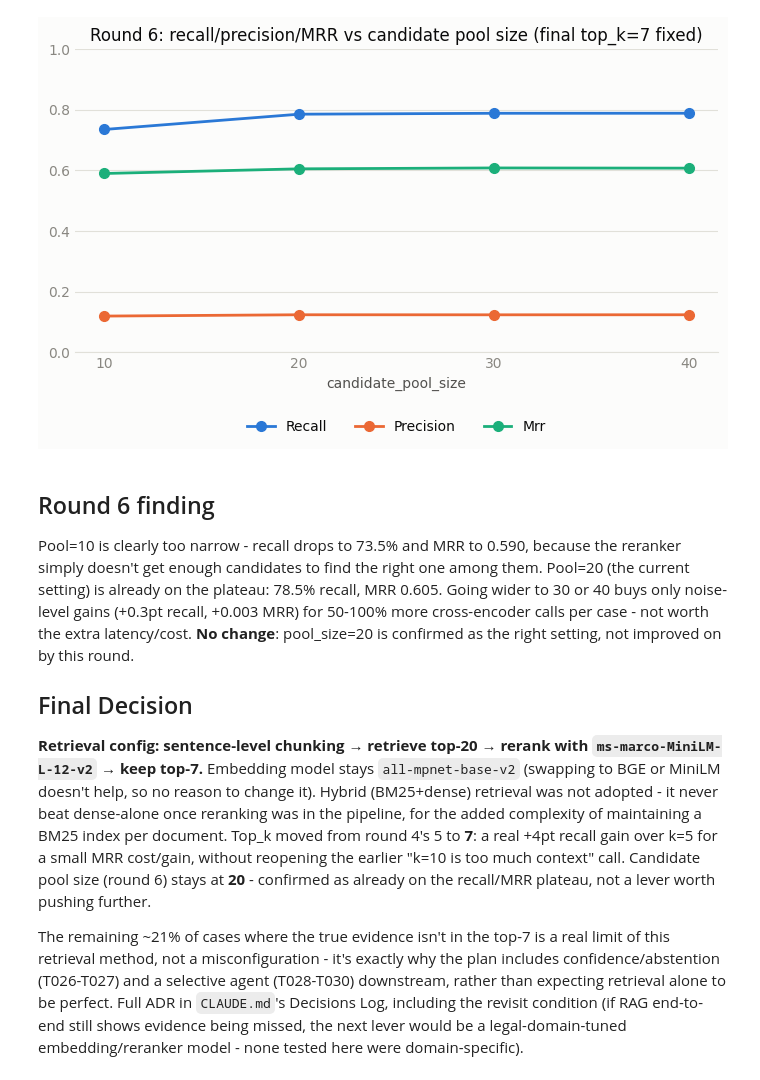
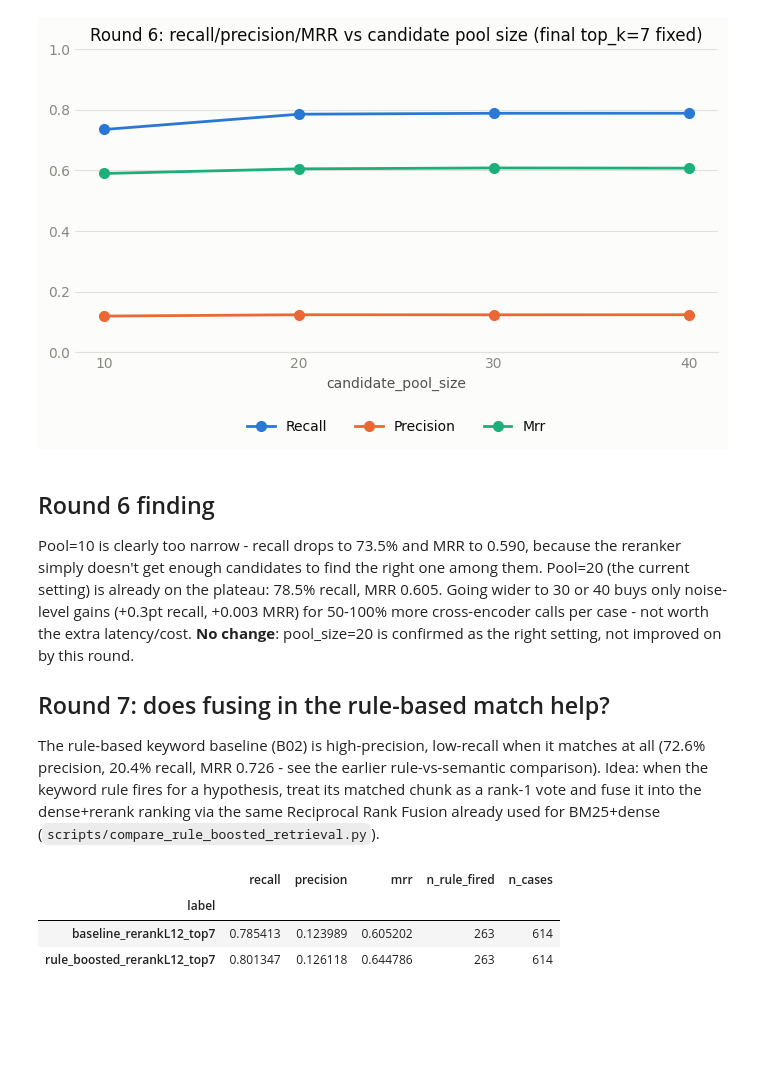
Before and after one commit to AsmithaUbaid/ndatrace, a Jupyter notebook: notebooks/04_retrieval_experiments.ipynb, the cells around one changed output. Saved outputs shown, nothing was run; the diff lists cells and outputs as text; code cells hidden in the pictures; blank space fills up the shorter version.

```diff
--- a/notebooks/04_retrieval_experiments.ipynb
+++ b/notebooks/04_retrieval_experiments.ipynb
@@ -217,8 +217,15 @@ plt.show()
 
 Pool=10 is clearly too narrow - recall drops to 73.5% and MRR to 0.590, because the reranker simply doesn't get enough candidates to find the right one among them. Pool=20 (the current setting) is already on the plateau: 78.5% recall, MRR 0.605. Going wider to 30 or 40 buys only noise-level gains (+0.3pt recall, +0.003 MRR) for 50-100% more cross-encoder calls per case - not worth the extra latency/cost. **No change**: pool_size=20 is confirmed as the right setting, not improved on by this round.
 
-## Final Decision
+## Round 7: does fusing in the rule-based match help?
 
-**Retrieval config: sentence-level chunking → retrieve top-20 → rerank with `ms-marco-MiniLM-L-12-v2` → keep top-7.** Embedding model stays `all-mpnet-base-v2` (swapping to BGE or MiniLM doesn't help, so no reason to change it). Hybrid (BM25+dense) retrieval was not adopted - it never beat dense-alone once reranking was in the pipeline, for the added complexity of maintaining a BM25 index per document. Top_k moved from round 4's 5 to **7**: a real +4pt recall gain over k=5 for a small MRR cost/gain, without reopening the earlier "k=10 is too much context" call. Candidate pool size (round 6) stays at **20** - confirmed as already on the recall/MRR plateau, not a lever worth pushing further.
-
-The remaining ~21% of cases where the true evidence isn't in the top-7 is a real limit of this retrieval method, not a misconfiguration - it's exactly why the plan includes confidence/abstention (T026-T027) and a selective agent (T028-T030) downstream, rather than expecting retrieval alone to be perfect. Full ADR in `CLAUDE.md`'s Decisions Log, including the revisit condition (if RAG end-to-end still shows evidence being missed, the next lever would be a legal-domain-tuned embedding/reranker model - none tested here were domain-specific).
+The rule-based keyword baseline (B02) is high-precision, low-recall when it matches at all (72.6% precision, 20.4% recall, MRR 0.726 - see the earlier rule-vs-semantic comparison). Idea: when the keyword rule fires for a hypothesis, treat its matched chunk as a rank-1 vote and fuse it into the dense+rerank ranking via the same Reciprocal Rank Fusion already used for BM25+dense (`scripts/compare_rule_boosted_retrieval.py`).
+# %%
+round7 = json.loads(Path("data/rule_boosted_retrieval.json").read_text())
+df7 = pd.DataFrame(round7).set_index("label")
+df7
+# %% [output]
+|  | recall | precision | mrr | n_rule_fired | n_cases |
+| label |  |  |  |  |  |
+| baseline_rerankL12_top7 | 0.785413 | 0.123989 | 0.605202 | 263 | 614 |
+| rule_boosted_rerankL12_top7 | 0.801347 | 0.126118 | 0.644786 | 263 | 614 |
```
Also changed, not shown: parts of 5 cells of this notebook, 10 other files.
